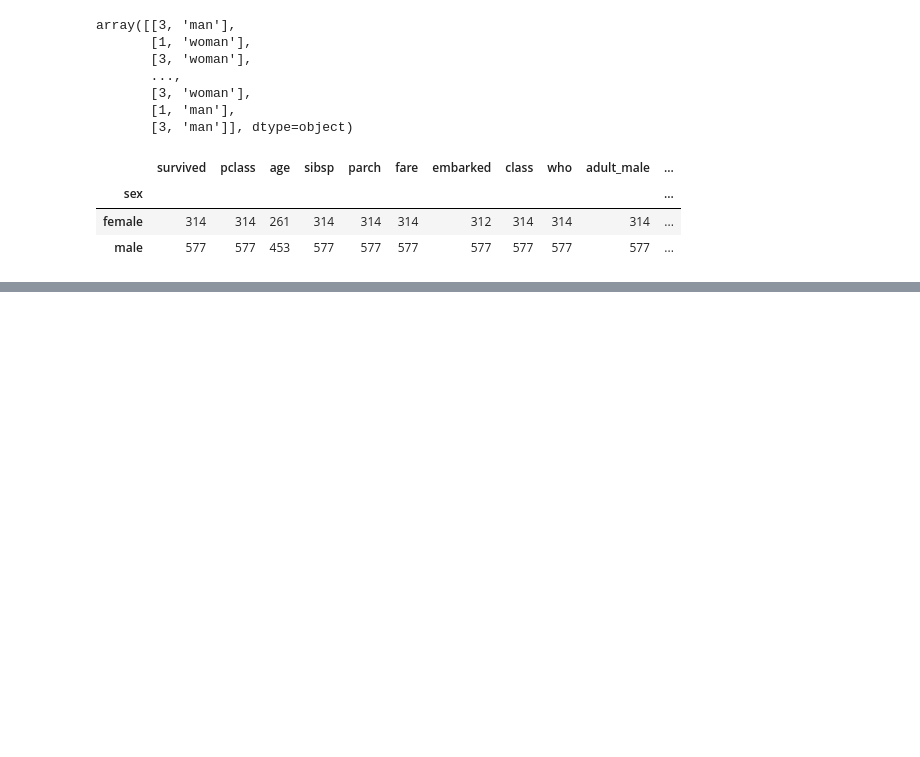
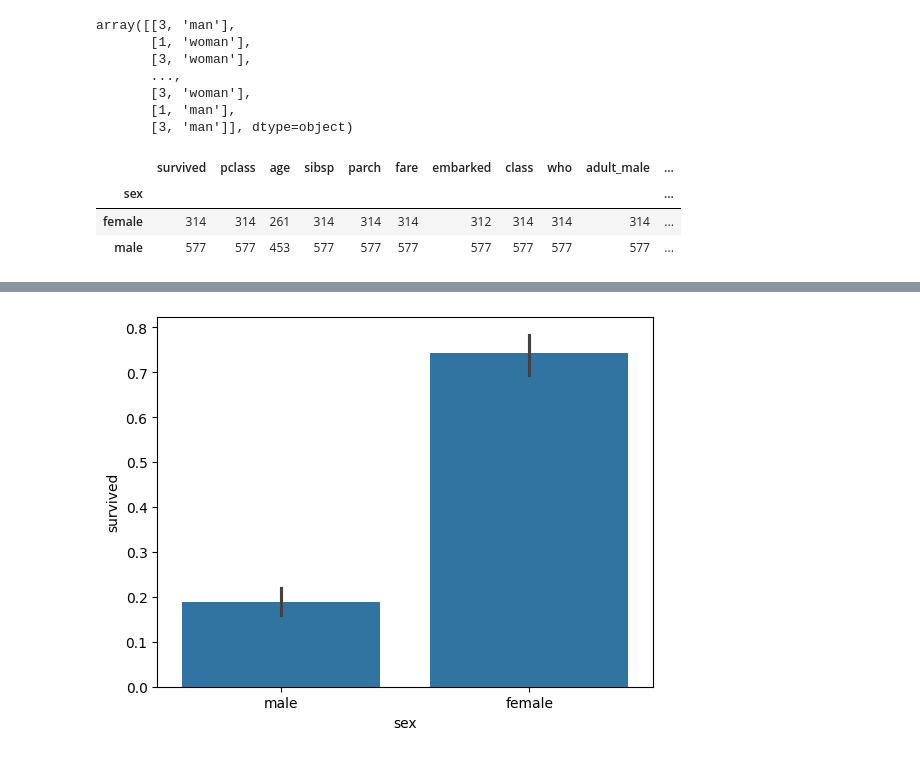
Before and after one commit to jjian2/2024-1-my-BDA, a Jupyter notebook: inclass/02w_0318_mon_dataframe_basic.ipynb, the cells around one changed output, grey strips where cells are left out. Drawn from its saved outputs; the diff is of its cells as text; code cells hidden in the pictures; blank space fills up the shorter version.

```diff
--- a/inclass/02w_0318_mon_dataframe_basic.ipynb
+++ b/inclass/02w_0318_mon_dataframe_basic.ipynb
@@ -149,0 +158,4 @@ titanic.groupby("sex").count()
+# %%
+sns.barplot(x='sex', y='survived', data=titanic);
+# %% [output]
+[figure, added]
```
Also changed, not shown: parts of 28 cells of this notebook.
